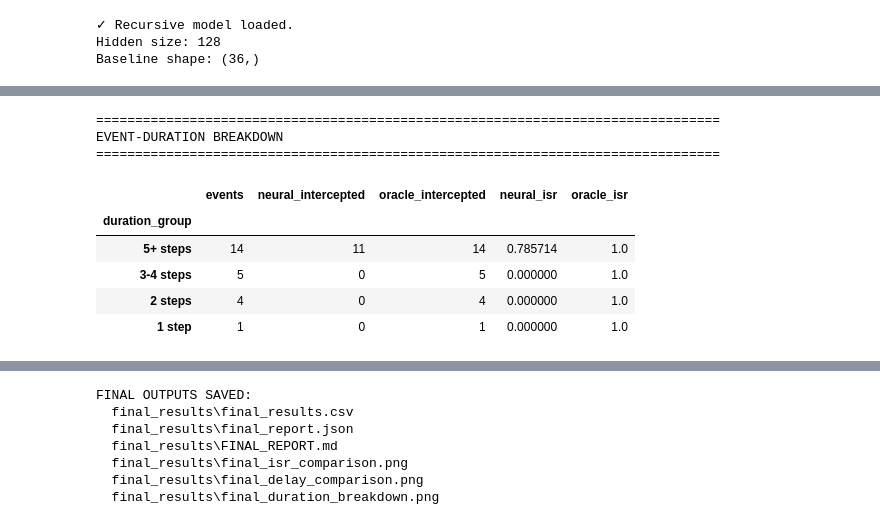
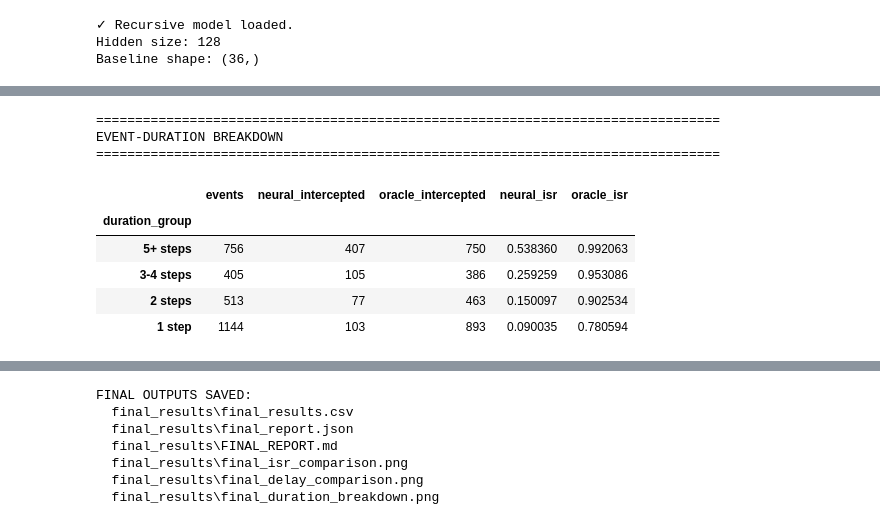
Before and after one commit to Aarush1962/SIH-26055, a Jupyter notebook: finalPrototype.ipynb, the cells around one changed output, grey strips where cells are left out. Cells and saved outputs as stored; diff of their text form; code cells hidden in the pictures.

```diff
--- a/finalPrototype.ipynb
+++ b/finalPrototype.ipynb
@@ -1794,7 +1815,7 @@ for file_index, (name, env) in enumerate(
     # Neural
     neural_result = run_policy(
         env,
-        FrozenNeuralThompsonPolicy()
+        FrozenE52Policy()
     )
 
     # Baselines
@@ -2045,7 +2066,7 @@ for file_index, (name, env) in enumerate(
         f"Greedy belief   ISR: {row['greedy_isr']:.2%}"
     )
     print(
-        f"Neural Thompson ISR: {row['neural_isr']:.2%}"
+        f"Neural E52 ISR: {row['neural_isr']:.2%}"
     )
     print(
         f"Oracle          ISR: {row['oracle_isr']:.2%}"
@@ -2392,7 +2427,7 @@ for name, env in test_environments.items():
 
     events = extract_transmission_events(env)
 
-    neural_policy = FrozenNeuralThompsonPolicy()
+    neural_policy = FrozenE52Policy()
     neural_result = run_policy(
         env,
         neural_policy
@@ -2445,37 +2480,37 @@ duration_summary = (
     .agg(
         events=("duration_steps", "size"),
         neural_intercepted=("neural_intercepted", "sum"),
         oracle_intercepted=("oracle_intercepted", "sum"),
     )
 )
 
 duration_summary["neural_isr"] = (
     duration_summary["neural_intercepted"]
     / duration_summary["events"]
 )
 
 duration_summary["oracle_isr"] = (
     duration_summary["oracle_intercepted"]
     / duration_summary["events"]
 )
 
 print("=" * 80)
 print("EVENT-DURATION BREAKDOWN")
 print("=" * 80)
 
 display(
     duration_summary
 )
 # %% [output]
 ================================================================================
 EVENT-DURATION BREAKDOWN
 ================================================================================
 |  | events | neural_intercepted | oracle_intercepted | neural_isr | oracle_isr |
 | duration_group |  |  |  |  |  |
-| 5+ steps | 14 | 11 | 14 | 0.785714 | 1.0 |
-| 3-4 steps | 5 | 0 | 5 | 0.000000 | 1.0 |
-| 2 steps | 4 | 0 | 4 | 0.000000 | 1.0 |
-| 1 step | 1 | 0 | 1 | 0.000000 | 1.0 |
+| 5+ steps | 756 | 407 | 750 | 0.538360 | 0.992063 |
+| 3-4 steps | 405 | 105 | 386 | 0.259259 | 0.953086 |
+| 2 steps | 513 | 77 | 463 | 0.150097 | 0.902534 |
+| 1 step | 1144 | 103 | 893 | 0.090035 | 0.780594 |
 # %%
 # ============================================================
 # 19. FINAL REPORT PLOTS
```
Also changed, not shown: parts of 12 cells of this notebook, 35 other files.
